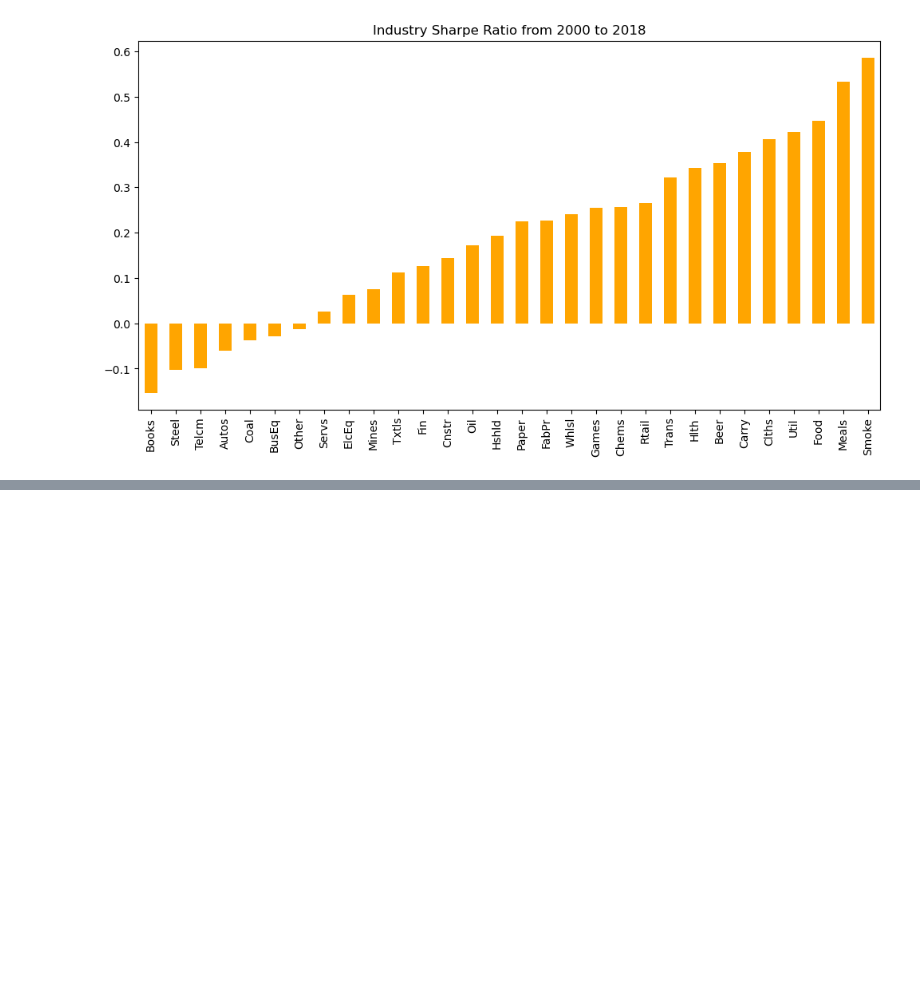
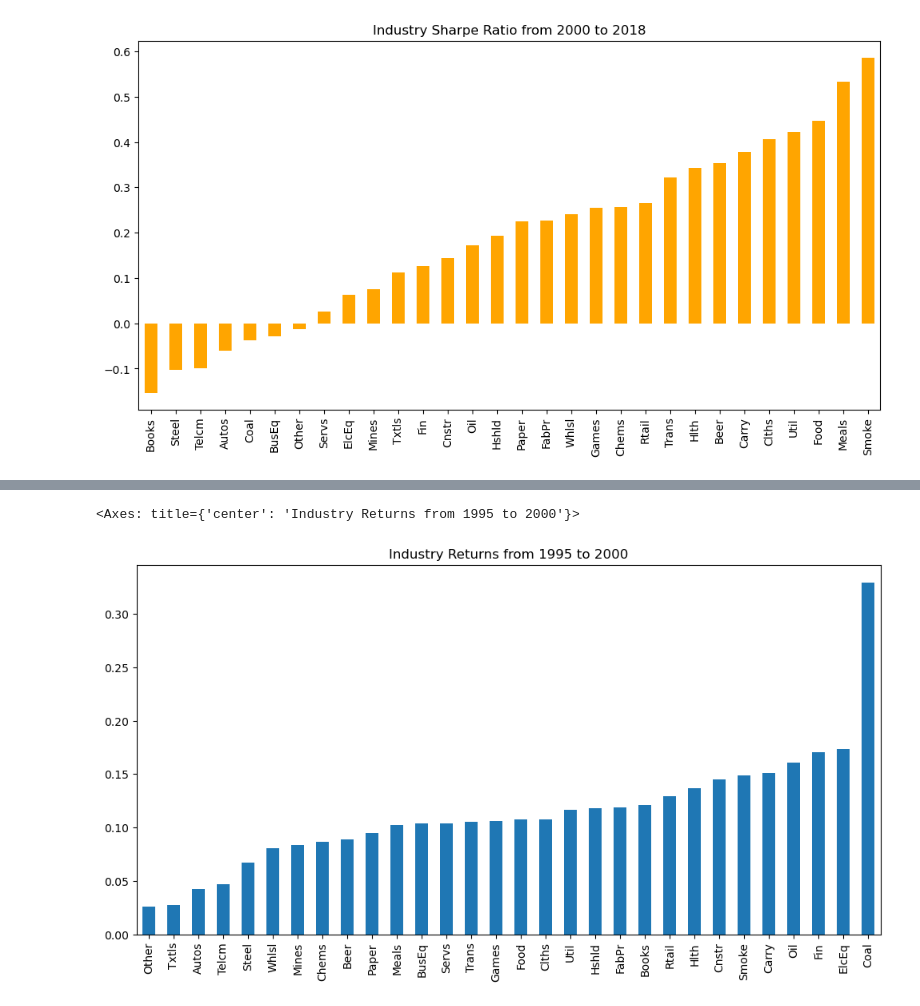
Before and after one commit to fdalforno/investment, a Jupyter notebook: 02-Ottimizzazione e frontiera efficiente.ipynb, the cells around one changed output, grey strips where cells are left out. Cells and saved outputs as stored; diff of their text form; code cells hidden in the pictures; blank space fills up the shorter version.

```diff
--- a/02-Ottimizzazione e frontiera efficiente.ipynb
+++ b/02-Ottimizzazione e frontiera efficiente.ipynb
@@ -215,0 +294,8 @@ Qui addirittura otteniamo valoti sharp ratio negativo, non buono in quanto signi
+# %%
+val = ind['1995':'2005']
+
+er = annualize_rets(val,12)
+er.sort_values().plot.bar(title="Industry Returns from 1995 to 2000",figsize=(12,6))
+# %% [output]
+<Axes: title={'center': 'Industry Returns from 1995 to 2000'}>
+[figure, added]
```
Also changed, not shown: parts of 35 cells of this notebook, 2 other files.
